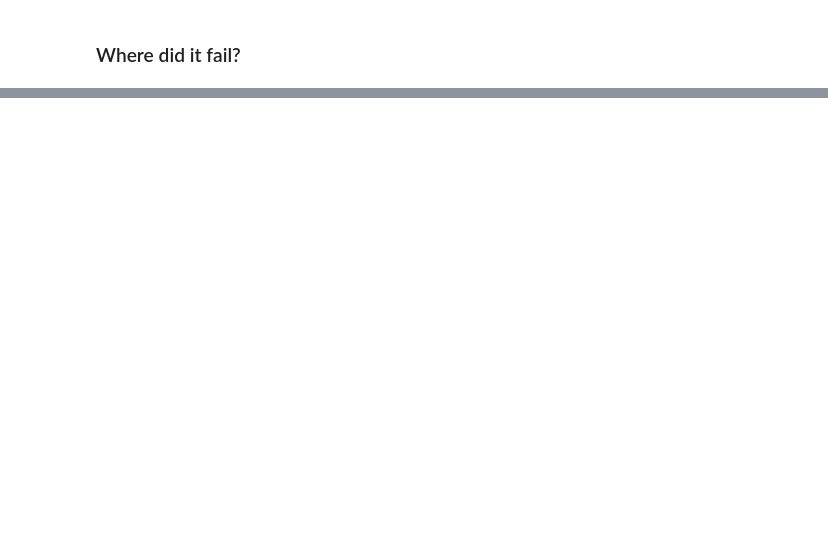
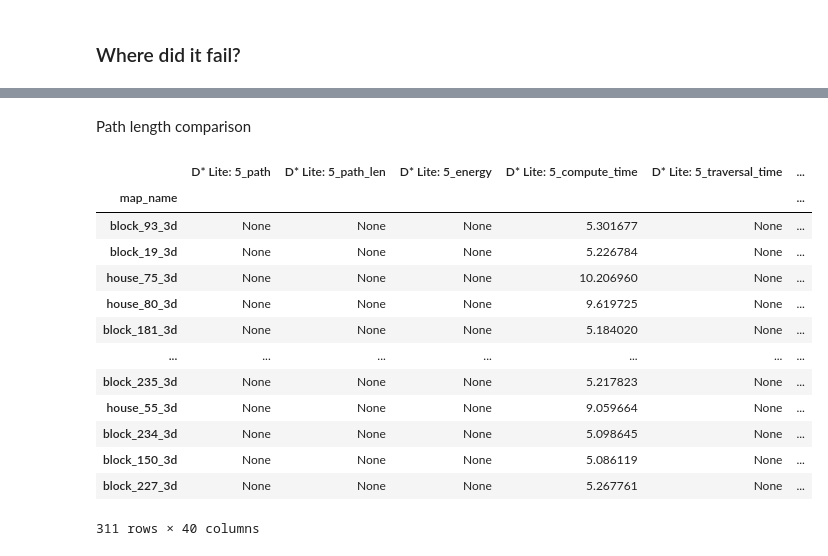
Before and after one commit to cameronstackhouse/PathPlanning, a Jupyter notebook: src/Evaluation/3D-results/analysis.ipynb, the cells around one changed output, grey strips where cells are left out. Saved outputs shown, nothing was run; the diff lists cells and outputs as text; code cells hidden in the pictures; blank space fills up the shorter version.

```diff
--- a/src/Evaluation/3D-results/analysis.ipynb
+++ b/src/Evaluation/3D-results/analysis.ipynb
@@ -91,0 +137,26 @@ srrt_edge
+# %% [markdown]
+Path length comparison
+# %%
+check_col = "SRRT-Edge: 5_path"
+check_col2 = "RRT-Edge: 5_path"
+check_col3 = "Informed RRT*: 5_path"
+
+columns = [check_col, check_col2, check_col3]
+
+filtered_sampling_based = final_df.dropna(subset=columns)
+filtered_sampling_based
+# %% [output]
+|  | D* Lite: 5_path | D* Lite: 5_path_len | D* Lite: 5_energy | D* Lite: 5_compute_time | D* Lite: 5_traversal_time | ... |
+| map_name |  |  |  |  |  | ... |
+| block_93_3d | None | None | None | 5.301677 | None | ... |
+| block_19_3d | None | None | None | 5.226784 | None | ... |
+| house_75_3d | None | None | None | 10.206960 | None | ... |
+| house_80_3d | None | None | None | 9.619725 | None | ... |
+| block_181_3d | None | None | None | 5.184020 | None | ... |
+| ... | ... | ... | ... | ... | ... | ... |
+| block_235_3d | None | None | None | 5.217823 | None | ... |
+| house_55_3d | None | None | None | 9.059664 | None | ... |
+| block_234_3d | None | None | None | 5.098645 | None | ... |
+| block_150_3d | None | None | None | 5.086119 | None | ... |
+| block_227_3d | None | None | None | 5.267761 | None | ... |
+311 rows × 40 columns
```
Also changed, not shown: parts of 15 cells of this notebook, 2 other files.
